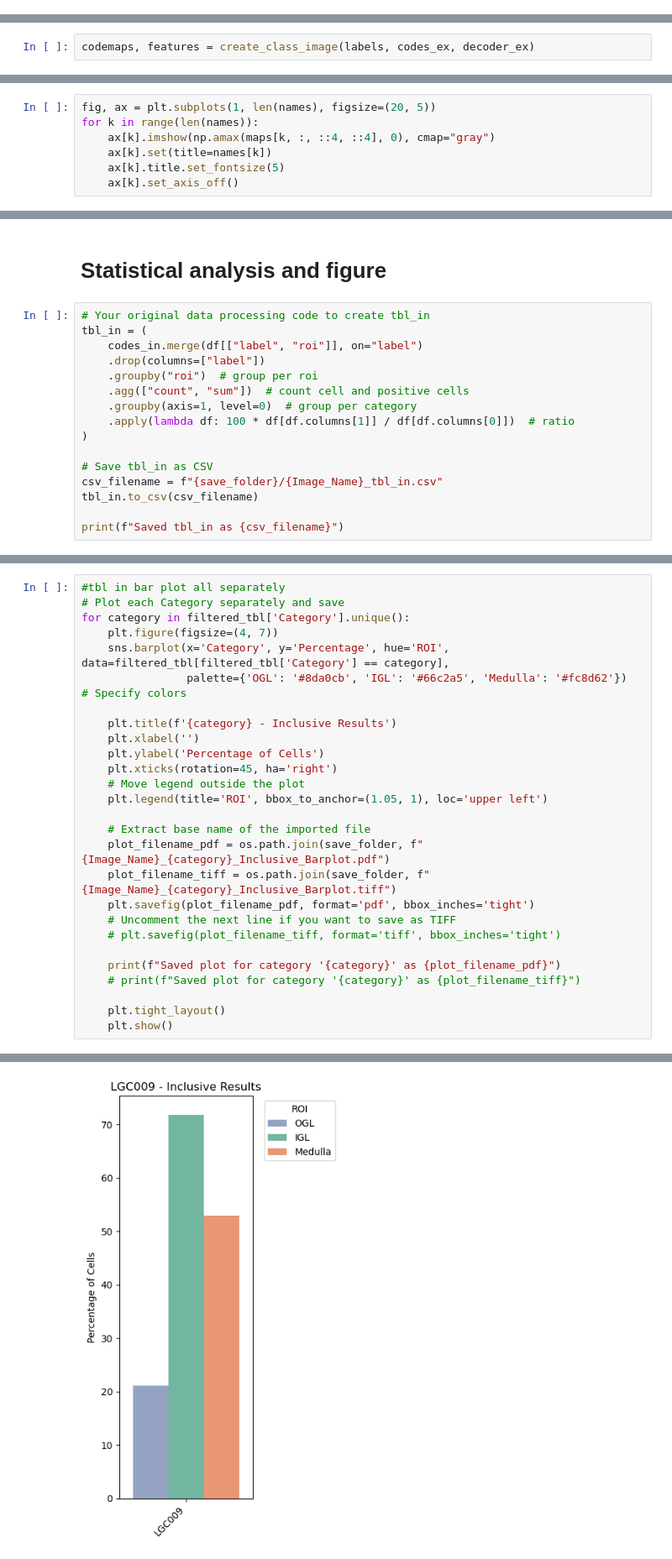
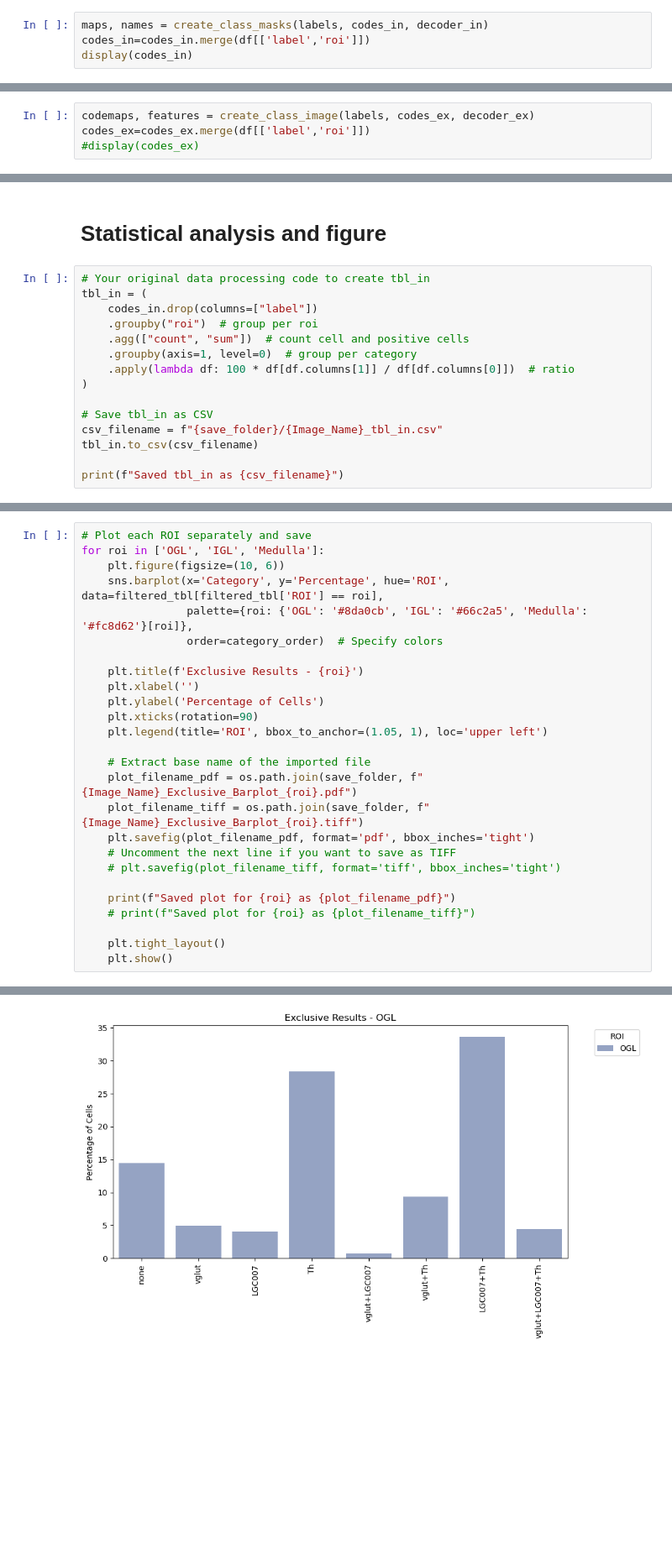
Before and after one commit to jboulanger/fish-octopus, a Jupyter notebook: 4_Visualization.ipynb, the cells around one changed output, grey strips where cells are left out. Shown at 84% size. Saved outputs shown, nothing was run; the diff lists cells and outputs as text; blank space fills up the shorter version.

```diff
--- a/4_Visualization.ipynb
+++ b/4_Visualization.ipynb
@@ -411,0 +447,4 @@ Compute the label code map for the exclusive labels (one single label map for en
+# %%
+maps, names = create_class_masks(labels, codes_in, decoder_in)
+codes_in=codes_in.merge(df[['label','roi']])
+display(codes_in)
@@ -412,2 +565,4 @@ Compute the label code map for the exclusive labels (one single label map for en
 # %%
 codemaps, features = create_class_image(labels, codes_ex, decoder_ex)
+codes_ex=codes_ex.merge(df[['label','roi']])
+#display(codes_ex)
@@ -427,7 +568,0 @@ Visualization of each inclusive labels
-# %%
-fig, ax = plt.subplots(1, len(names), figsize=(20, 5))
-for k in range(len(names)):
-    ax[k].imshow(np.amax(maps[k, :, ::4, ::4], 0), cmap="gray")
-    ax[k].set(title=names[k])
-    ax[k].title.set_fontsize(5)
-    ax[k].set_axis_off()
@@ -673,8 +887,7 @@ Blended image saved as: C:/Users/Amy Courtney/Documents/Temp/Output/14Aug2023_3b
 # %%
 # Your original data processing code to create tbl_in
 tbl_in = (
-    codes_in.merge(df[["label", "roi"]], on="label")
-    .drop(columns=["label"])
+    codes_in.drop(columns=["label"])
     .groupby("roi")  # group per roi
     .agg(["count", "sum"])  # count cell and positive cells
     .groupby(axis=1, level=0)  # group per category
@@ -747,27 +1292,26 @@ Saved plot as C:/Users/Amy Courtney/Documents/Temp/Output/14Aug2023_3b_Slices_F1
 # %%
-#tbl in bar plot all separately
-# Plot each Category separately and save
-for category in filtered_tbl['Category'].unique():
-    plt.figure(figsize=(4, 7))
-    sns.barplot(x='Category', y='Percentage', hue='ROI', data=filtered_tbl[filtered_tbl['Category'] == category],
-                palette={'OGL': '#8da0cb', 'IGL': '#66c2a5', 'Medulla': '#fc8d62'})  # Specify colors
+# Plot each ROI separately and save
+for roi in ['OGL', 'IGL', 'Medulla']:
+    plt.figure(figsize=(10, 6))
+    sns.barplot(x='Category', y='Percentage', hue='ROI', data=filtered_tbl[filtered_tbl['ROI'] == roi],
+                palette={roi: {'OGL': '#8da0cb', 'IGL': '#66c2a5', 'Medulla': '#fc8d62'}[roi]},
+                order=category_order)  # Specify colors
 
-    plt.title(f'{category} - Inclusive Results')
+    plt.title(f'Exclusive Results - {roi}')
     plt.xlabel('')
     plt.ylabel('Percentage of Cells')
-    plt.xticks(rotation=45, ha='right')
-    # Move legend outside the plot
+    plt.xticks(rotation=90)
     plt.legend(title='ROI', bbox_to_anchor=(1.05, 1), loc='upper left')
 
     # Extract base name of the imported file
-    plot_filename_pdf = os.path.join(save_folder, f"{Image_Name}_{category}_Inclusive_Barplot.pdf")
-    plot_filename_tiff = os.path.join(save_folder, f"{Image_Name}_{category}_Inclusive_Barplot.tiff")
+    plot_filename_pdf = os.path.join(save_folder, f"{Image_Name}_Exclusive_Barplot_{roi}.pdf")
+    plot_filename_tiff = os.path.join(save_folder, f"{Image_Name}_Exclusive_Barplot_{roi}.tiff")
     plt.savefig(plot_filename_pdf, format='pdf', bbox_inches='tight')
     # Uncomment the next line if you want to save as TIFF
     # plt.savefig(plot_filename_tiff, format='tiff', bbox_inches='tight')
 
-    print(f"Saved plot for category '{category}' as {plot_filename_pdf}")
-    # print(f"Saved plot for category '{category}' as {plot_filename_tiff}")
+    print(f"Saved plot for {roi} as {plot_filename_pdf}")
+    # print(f"Saved plot for {roi} as {plot_filename_tiff}")
 
     plt.tight_layout()
     plt.show()
@@ -776 +1320 @@ Saved plot for category 'LGC009' as C:/Users/Amy Courtney/Documents/Temp/Output/
-[figure, old version]
+[figure, new version]
```
Also changed, not shown: parts of 30 cells of this notebook.
